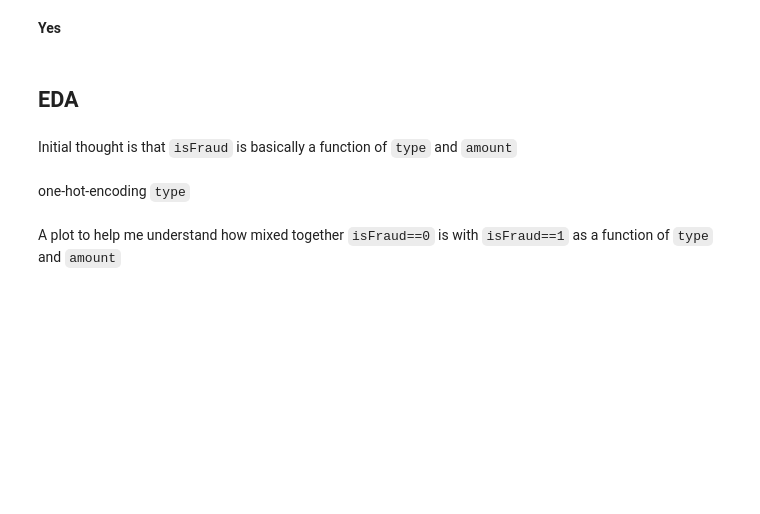
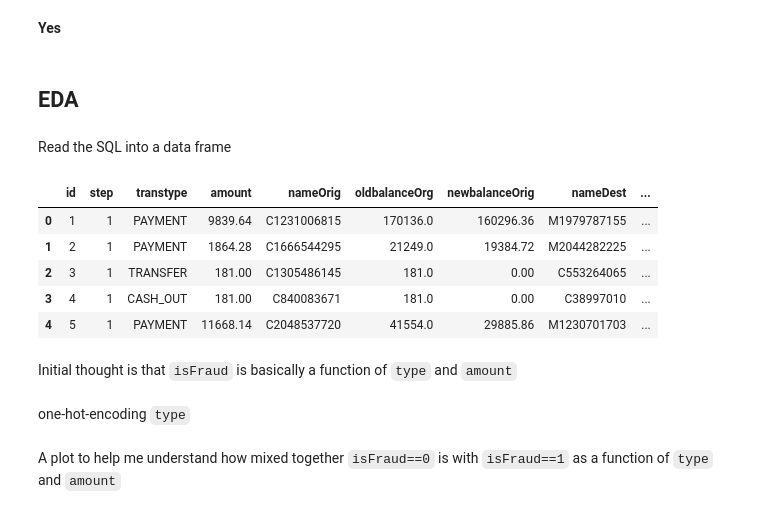
Before and after one commit to michael-a-green/Metis_Project3, a Jupyter notebook: Source/Project3.ipynb, the cells around one changed output. Saved outputs shown, nothing was run; the diff lists cells and outputs as text; code cells hidden in the pictures; blank space fills up the shorter version.

```diff
--- a/Source/Project3.ipynb
+++ b/Source/Project3.ipynb
@@ -88,7 +89,13 @@ data_df.head()
 # %%
 #Establishing connection to mariaDB server
 #Note, sever_details.txt is not provided you'll have to ask me for it
-server_details_file_name = "/home/magreen/Dropbox/PERSONAL/Documents/Word/server_details.txt"
+if sys.platform == 'linux':
+    server_details_file_name = "/home/magreen/Dropbox/PERSONAL/Documents/Word/server_details.txt"
+elif sys.platform == 'darwin':
+    server_details_file_name = "/Users/magreen/Dropbox/PERSONAL/Documents/Word/server_details.txt"
+else:
+    print("WARNING: You are running on a system type I have not tested. Please contact me if you want help testing this.")
+
 SERVER_DETAILS = open(server_details_file_name,"r")
 line_of_text = SERVER_DETAILS.readline()
 
@@ -352,6 +347,20 @@ data_df["isFraud"].value_counts()
 **Yes**
 # %% [markdown]
 ## EDA
+# %% [markdown]
+Read the SQL into a data frame
+# %%
+get_paysim_data2_table_query = "select * from paysim_data2;"
+paysim_data_df = pd.read_sql(get_paysim_data2_table_query,connection)
+# %%
+paysim_data_df.head()
+# %% [output]
+|  | id | step | transtype | amount | nameOrig | oldbalanceOrg | newbalanceOrig | nameDest | ... |
+| 0 | 1 | 1 | PAYMENT | 9839.64 | C1231006815 | 170136.0 | 160296.36 | M1979787155 | ... |
+| 1 | 2 | 1 | PAYMENT | 1864.28 | C1666544295 | 21249.0 | 19384.72 | M2044282225 | ... |
+| 2 | 3 | 1 | TRANSFER | 181.00 | C1305486145 | 181.0 | 0.00 | C553264065 | ... |
+| 3 | 4 | 1 | CASH_OUT | 181.00 | C840083671 | 181.0 | 0.00 | C38997010 | ... |
+| 4 | 5 | 1 | PAYMENT | 11668.14 | C2048537720 | 41554.0 | 29885.86 | M1230701703 | ... |
 # %% [markdown]
 Initial thought is that `isFraud` is basically a function of `type` and `amount`
 # %% [markdown]
```
Also changed, not shown: parts of 14 cells of this notebook.
